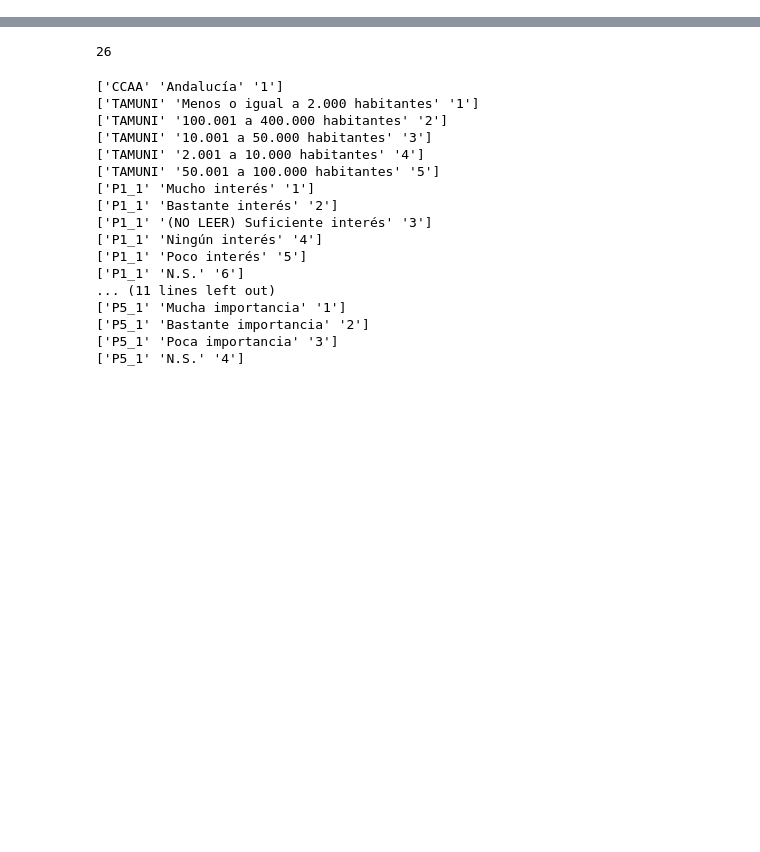
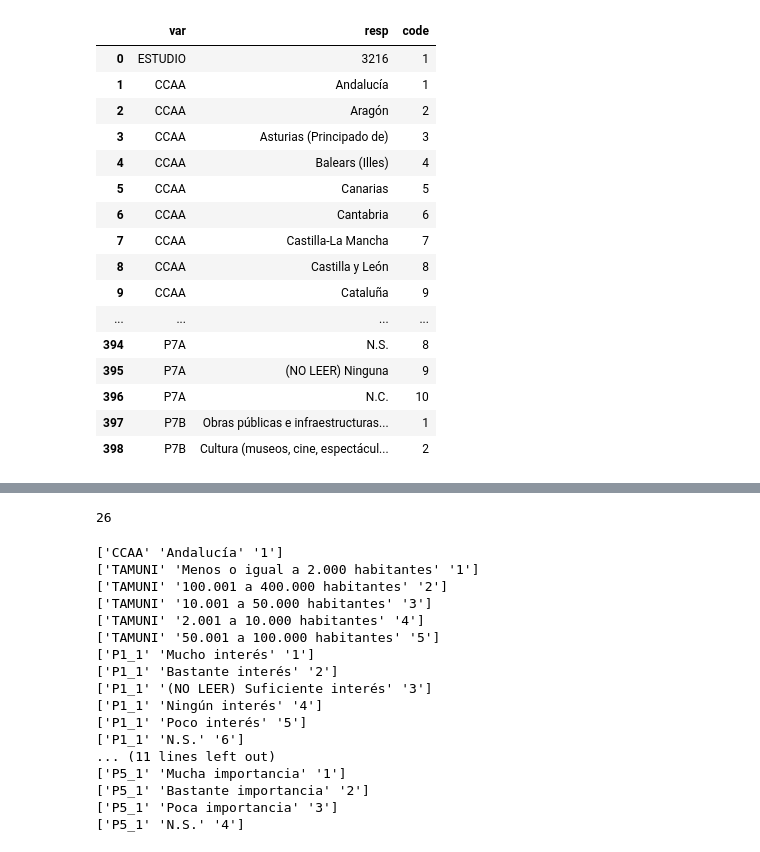
Before and after one commit to mariaferrol1988/PhD_Sociology, a Jupyter notebook: Test_notebook.ipynb, the cells around one changed output, grey strips where cells are left out. Cells and saved outputs as stored; diff of their text form; code cells hidden in the pictures; blank space fills up the shorter version.

Commit message:
code to encode variables updated

```diff
--- a/Test_notebook.ipynb
+++ b/Test_notebook.ipynb
@@ -5,3 +5,57 @@ import pyreadstat
 pd.set_option("max.columns", None)
 pd.set_option("max.rows", None)
 df = pd.read_spss('./Files/3216.sav')
+# %%
+my_vars = ['ESTUDIO','CCAA','PROV','MUN','TAMUNI','P1_1','P1_2','P1_3','P1_4','P1_5','P2_1','P2_2','P2_3','P2_4','P2_5',
+ 'P3A','P3B','P4_1','P4_2','P4_3','P4_4','P4_5','P4_6','P4_7','P4_8','P4_9','P4_10',
+ 'P5_1','P5_2','P5_3','P5_4','P5_5','P5_6','P5_7','P5_8','P5_9','P5_10','P5_11','P5_12','P5_13','P5_14',
+ 'P6','P7A','P7B','P8','P9','P11A','P11B','P16','P17','P18','P18A','P19_1','P19_2','P19_3',
+ 'P34_1','P34_2','P34_3','P34_4','P34_5','P34_6','P34_7','P34_8','P34_9','P34_10',
+ 'P35_1','P35_2','P35_3','P35_4','P35_5','P35_6','P35_7','P43','P45','P45A','P45AR',
+ 'RECUERDO','P46','P47','P48','P48A','P49','P49A','ESTUDIOS','P49AA',
+ 'P53','P54','ESTATUS','P60', 'P61','P62']
+df2 = df[my_vars].copy()
+# %%
+# The function extracts all data frame variables and unique responses attached to a code
+
+def resp_codes(df, varnames):
+    # df: dataframe that is going to be used to extrat response code
+    # varnames: names of the variables needed to store the codes, tipically they will be three:
+        # varname a: suggested - var is the name of the original variable / column name
+        # varname b: suggested - resp is the value of the variable generally an string / column value
+        # varname c: suggested - code is the code applied to resp, only one code by unique variable response
+
+    df_tot = pd.DataFrame(columns = varnames)
+    for var in df.columns:
+        ctr = 0
+
+        while ctr < len(df[var].unique()):
+
+            my_row = np.array([[df[var].name, df[var].unique()[ctr], ctr + 1]])
+            df_par = pd.DataFrame(columns= varnames, data = my_row)
+            df_tot = pd.concat([df_tot, df_par], ignore_index= True)
+            ctr += 1
+
+    return df_tot
+# %%
+my_resp = resp_codes(df2,['var','resp','code'])
+# %%
+my_resp
+# %% [output]
+|  | var | resp | code |
+| 0 | ESTUDIO | 3216 | 1 |
+| 1 | CCAA | Andalucía | 1 |
+| 2 | CCAA | Aragón | 2 |
+| 3 | CCAA | Asturias (Principado de) | 3 |
+| 4 | CCAA | Balears (Illes) | 4 |
+| 5 | CCAA | Canarias | 5 |
+| 6 | CCAA | Cantabria | 6 |
+| 7 | CCAA | Castilla-La Mancha | 7 |
+| 8 | CCAA | Castilla y León | 8 |
+| 9 | CCAA | Cataluña | 9 |
+| ... | ... | ... | ... |
+| 394 | P7A | N.S. | 8 |
+| 395 | P7A | (NO LEER) Ninguna | 9 |
+| 396 | P7A | N.C. | 10 |
+| 397 | P7B | Obras públicas e infraestructuras... | 1 |
+| 398 | P7B | Cultura (museos, cine, espectácul... | 2 |
```
Also changed, not shown: parts of 8 cells of this notebook, 1 other file.
